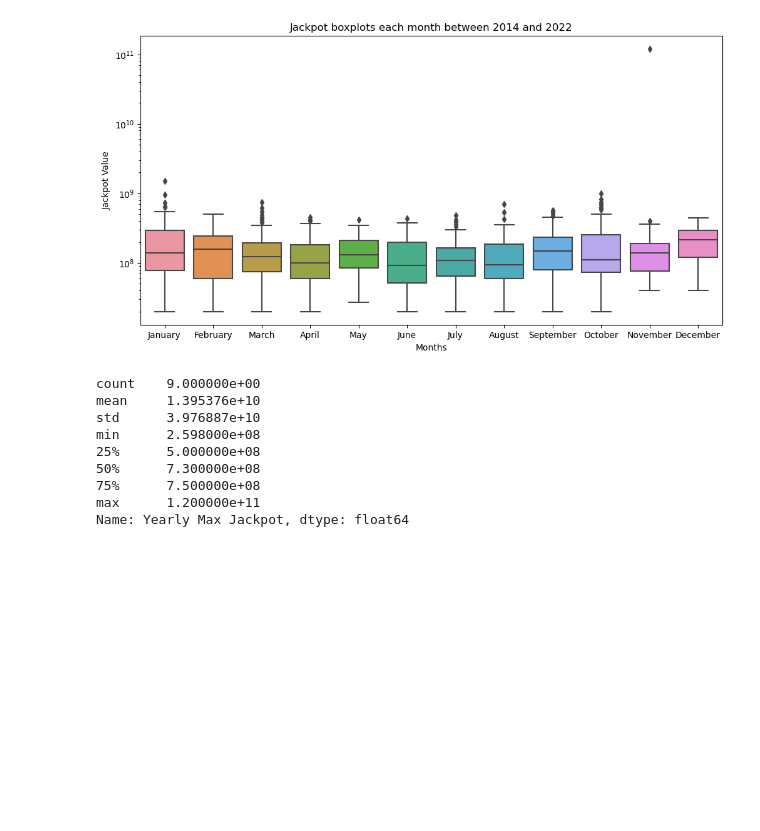
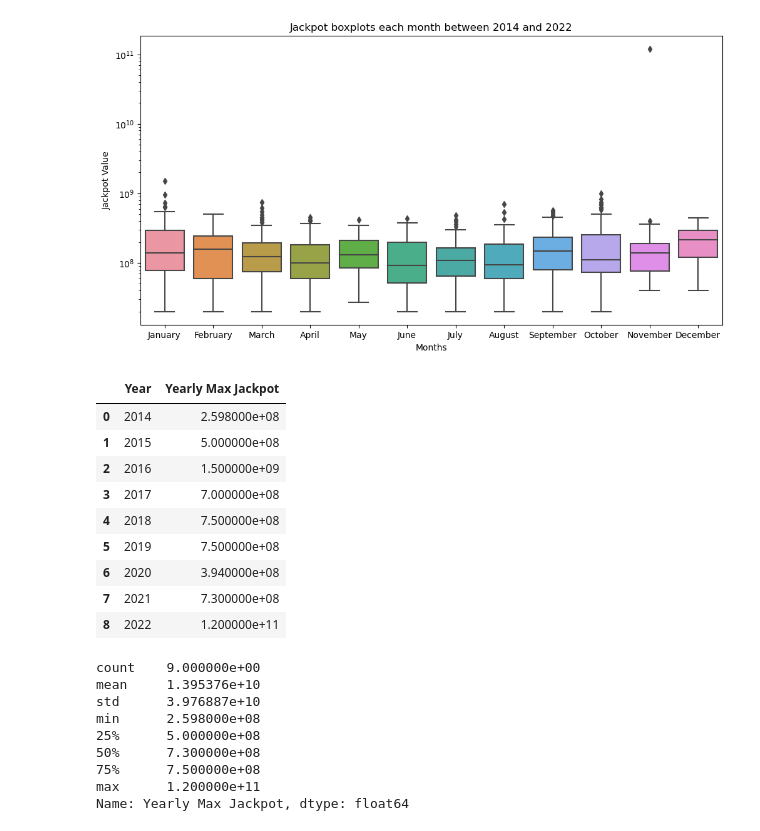
Before and after one commit to Shoggato/LottoInsight, a Jupyter notebook: Project_1.ipynb, the cells around one changed output. Cells and saved outputs as stored; diff of their text form; code cells hidden in the pictures; blank space fills up the shorter version.

```diff
--- a/Project_1.ipynb
+++ b/Project_1.ipynb
@@ -554,33 +581,45 @@ yearly_lottery_df = wa_lottery_df.copy()
 # convert the date column object(mm/dd/yyyy) into a datetime object (yyyy-mm-dd) [pandas reference:
 # https://pandas.pydata.org/docs/reference/api/pandas.to_datetime.html]
 yearly_lottery_df['date'] = pd.to_datetime(yearly_lottery_df['date'])
 
 # Now I can generate a new column that will hold the months
 # (ex: january == 1, february == 2)
 # [pandas.Series.dt = https://pandas.pydata.org/docs/reference/api/pandas.Series.dt.html]
 yearly_lottery_df['year'] = yearly_lottery_df['date'].dt.year
 
 # # make a variable that holds a groupby function for month in
 # # dataframe date_powerball
 year = yearly_lottery_df.groupby('year')
 
 # create an empty dictionary
 jackpot_common_year = {}
 
 # create a loop that will iterate through 2014 - 2022 (for years).
 for i in range(2014, 2023):
 
     #set a variable to hold the group by each year
     year_data = year.get_group(i)
 
     # take the variable year_data find the greatest
     jackpot_common_year[i] = year_data['jackpot'].max()
 
 # I utilized pd.DataFrame.from_dict() from https://pandas.pydata.org/docs/reference/api/pandas.DataFrame.from_dict.html
 # to convert my dictionary from my for loop into a DataFrame.
 jackpot_common_year = pd.DataFrame.from_dict(jackpot_common_year, orient='index', columns=['Yearly Max Jackpot'])
 jackpot_common_year.index.name = 'Year'
 jackpot_common_year = jackpot_common_year.reset_index()
+jackpot_common_year
+# %% [output]
+|  | Year | Yearly Max Jackpot |
+| 0 | 2014 | 2.598000e+08 |
+| 1 | 2015 | 5.000000e+08 |
+| 2 | 2016 | 1.500000e+09 |
+| 3 | 2017 | 7.000000e+08 |
+| 4 | 2018 | 7.500000e+08 |
+| 5 | 2019 | 7.500000e+08 |
+| 6 | 2020 | 3.940000e+08 |
+| 7 | 2021 | 7.300000e+08 |
+| 8 | 2022 | 1.200000e+11 |
 # %%
 summary_statistics_year = jackpot_common_year['Yearly Max Jackpot'].describe()
 
```
Also changed, not shown: parts of 4 cells of this notebook, 24 other files.
